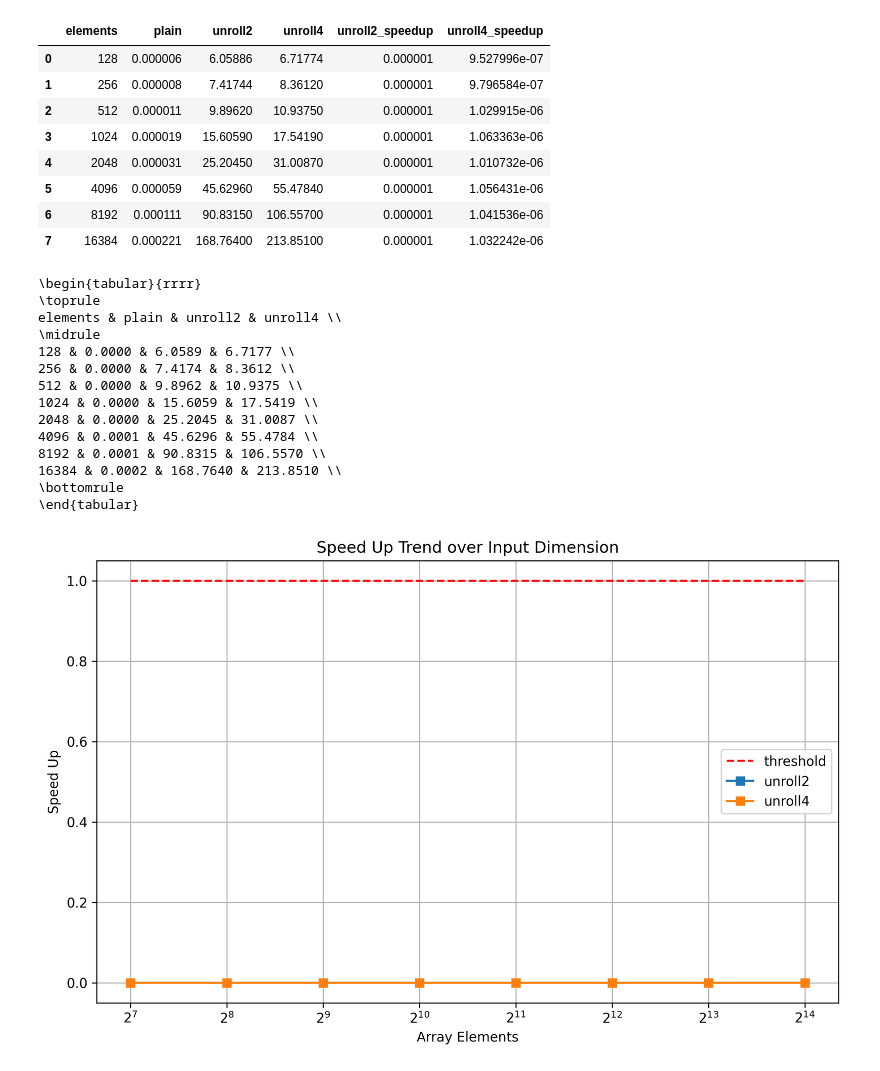
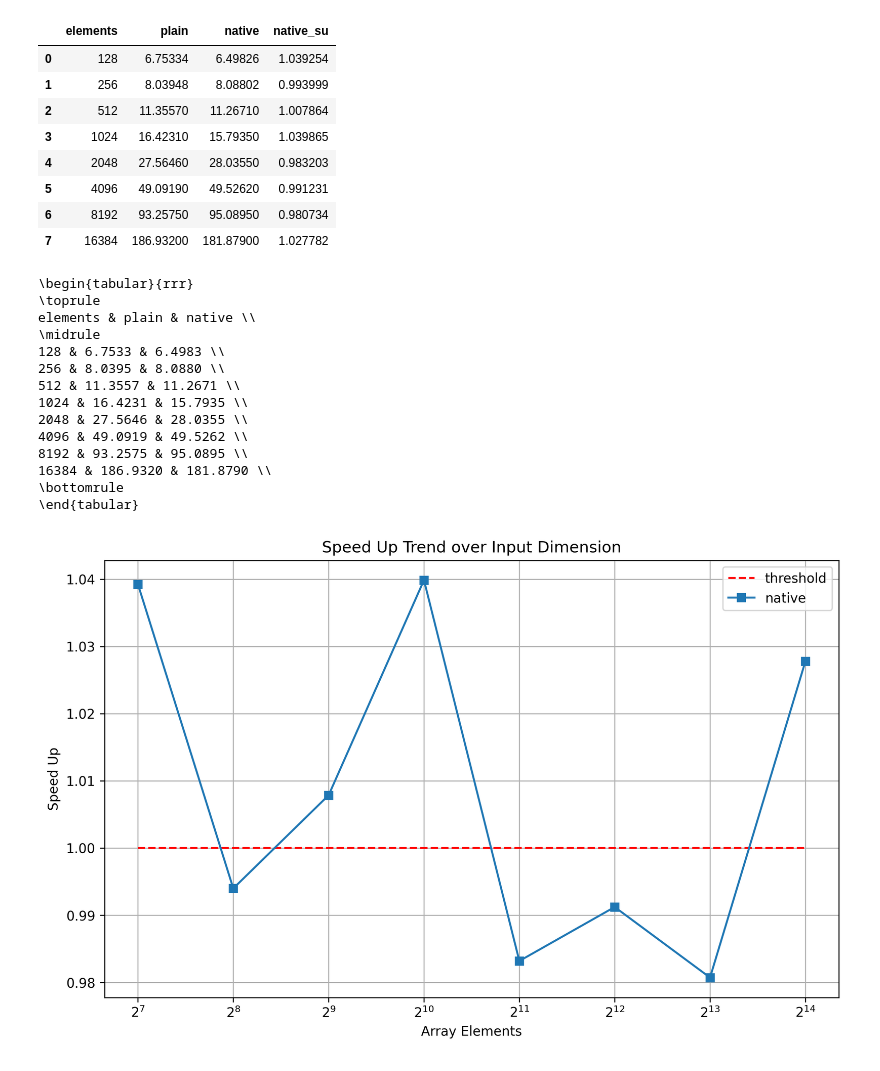
Before and after one commit to FedericoBustaffa/master, a Jupyter notebook: spm/assignment1/notebook.ipynb, the cells around one changed output. Cells and saved outputs as stored; diff of their text form; code cells hidden in the pictures.

Commit message:
results

```diff
--- a/spm/assignment1/notebook.ipynb
+++ b/spm/assignment1/notebook.ipynb
@@ -1,13 +1,11 @@
 # %%
 import pandas as pd
 
-plain = pd.read_csv("plain.csv")
-unroll2 = pd.read_csv("unroll2.csv")
-unroll4 = pd.read_csv("unroll4.csv")
+plain = pd.read_csv("results/plain.csv")
+native = pd.read_csv("results/native.csv")
 df = plain
 df.rename(columns={"time": "plain"}, inplace=True)
 df["plain"] = df["plain"] * 1e6
-df["unroll2"] = unroll2["time"] * 1e6
-df["unroll4"] = unroll4["time"] * 1e6
+df["native"] = native["time"] * 1e6
 df
 # %% [output]
@@ -48,59 +45,58 @@ plot_time(df)
 # %%
-df["unroll2_speedup"] = df["plain"] / df["unroll2"]
-df["unroll4_speedup"] = df["plain"] / df["unroll4"]
+df["native_su"] = df["plain"] / df["native"]
 df
 # %% [output]
-|  | elements | plain | unroll2 | unroll4 | unroll2_speedup | unroll4_speedup |
-| 0 | 128 | 0.000006 | 6.05886 | 6.71774 | 0.000001 | 9.527996e-07 |
-| 1 | 256 | 0.000008 | 7.41744 | 8.36120 | 0.000001 | 9.796584e-07 |
-| 2 | 512 | 0.000011 | 9.89620 | 10.93750 | 0.000001 | 1.029915e-06 |
-| 3 | 1024 | 0.000019 | 15.60590 | 17.54190 | 0.000001 | 1.063363e-06 |
-| 4 | 2048 | 0.000031 | 25.20450 | 31.00870 | 0.000001 | 1.010732e-06 |
-| 5 | 4096 | 0.000059 | 45.62960 | 55.47840 | 0.000001 | 1.056431e-06 |
-| 6 | 8192 | 0.000111 | 90.83150 | 106.55700 | 0.000001 | 1.041536e-06 |
-| 7 | 16384 | 0.000221 | 168.76400 | 213.85100 | 0.000001 | 1.032242e-06 |
+|  | elements | plain | native | native_su |
+| 0 | 128 | 6.75334 | 6.49826 | 1.039254 |
+| 1 | 256 | 8.03948 | 8.08802 | 0.993999 |
+| 2 | 512 | 11.35570 | 11.26710 | 1.007864 |
+| 3 | 1024 | 16.42310 | 15.79350 | 1.039865 |
+| 4 | 2048 | 27.56460 | 28.03550 | 0.983203 |
+| 5 | 4096 | 49.09190 | 49.52620 | 0.991231 |
+| 6 | 8192 | 93.25750 | 95.08950 | 0.980734 |
+| 7 | 16384 | 186.93200 | 181.87900 | 1.027782 |
 # %%
 print(
-    df[["elements", "plain", "unroll2", "unroll4"]].to_latex(
+    df[["elements", "plain", "native"]].to_latex(
         header=True, index=False, float_format="%.4f"
     )
 )
 # %% [output]
-\begin{tabular}{rrrr}
+\begin{tabular}{rrr}
 \toprule
-elements & plain & unroll2 & unroll4 \\
+elements & plain & native \\
 \midrule
-128 & 0.0000 & 6.0589 & 6.7177 \\
-256 & 0.0000 & 7.4174 & 8.3612 \\
-512 & 0.0000 & 9.8962 & 10.9375 \\
-1024 & 0.0000 & 15.6059 & 17.5419 \\
-2048 & 0.0000 & 25.2045 & 31.0087 \\
-4096 & 0.0001 & 45.6296 & 55.4784 \\
-8192 & 0.0001 & 90.8315 & 106.5570 \\
-16384 & 0.0002 & 168.7640 & 213.8510 \\
+128 & 6.7533 & 6.4983 \\
+256 & 8.0395 & 8.0880 \\
+512 & 11.3557 & 11.2671 \\
+1024 & 16.4231 & 15.7935 \\
+2048 & 27.5646 & 28.0355 \\
+4096 & 49.0919 & 49.5262 \\
+8192 & 93.2575 & 95.0895 \\
+16384 & 186.9320 & 181.8790 \\
 \bottomrule
 \end{tabular}
 # %%
-def plot_speedup(df: pd.DataFrame):
+def plot_speedup(df: pd.DataFrame, labels: list[str]):
     plt.figure(figsize=(10, 6), dpi=300)
     plt.title("Speed Up Trend over Input Dimension")
 
     # threshold of good speed up
     plt.plot([128, 16384], [1.0, 1.0], "r--", label="threshold")
 
-    plt.plot(df["elements"], df["unroll2_speedup"], marker="s", label="unroll2")
-    plt.plot(df["elements"], df["unroll4_speedup"], marker="s", label="unroll4")
+    for label in labels:
+        plt.plot(df["elements"], df[f"{label}_su"], marker="s", label=label)
 
     plt.xlabel("Array Elements")
     plt.ylabel(r"Speed Up")
 
     plt.xscale("log", base=2)
     plt.grid()
     plt.legend()
     plt.savefig("speed_up.svg")
     plt.show()
 
 
-plot_speedup(df)
+plot_speedup(df,["native"])
 # %% [output]
-[figure, old version]
+[figure, new version]
```
Also changed, not shown: parts of 12 cells of this notebook, 11 other files.
